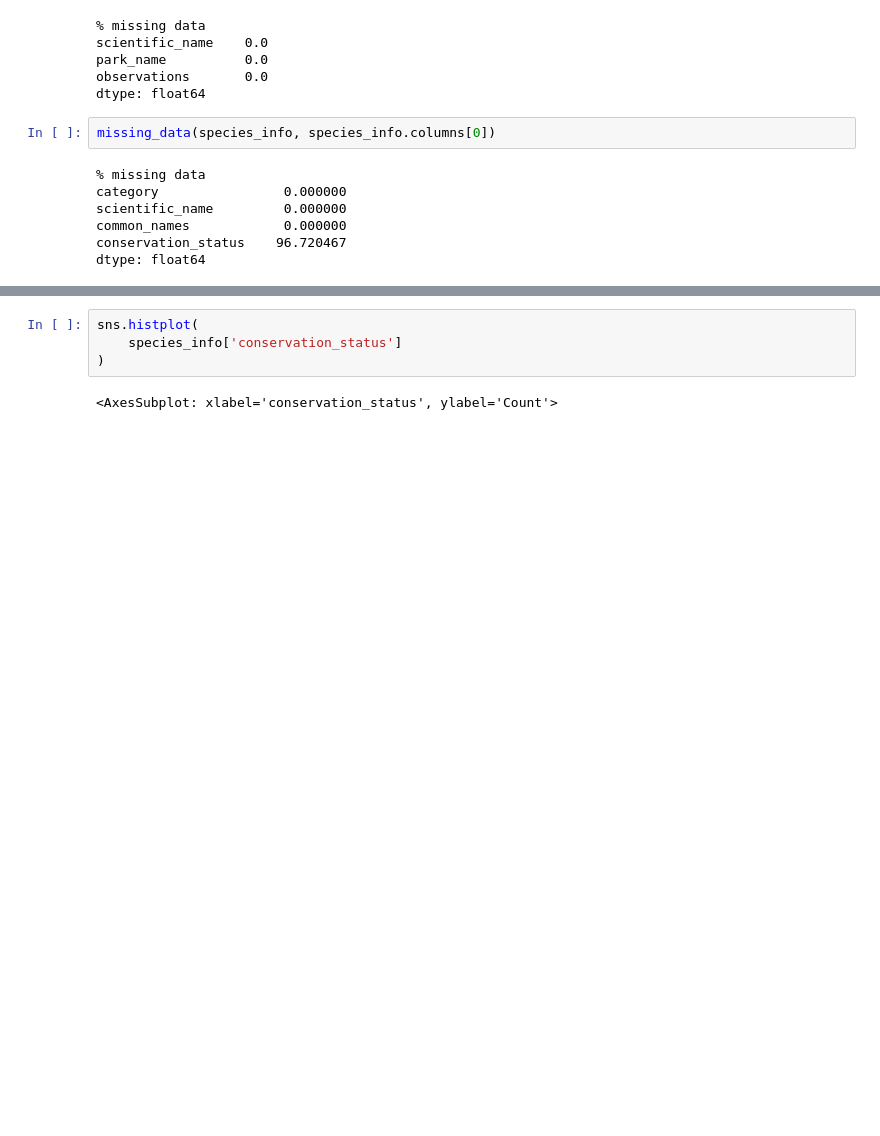
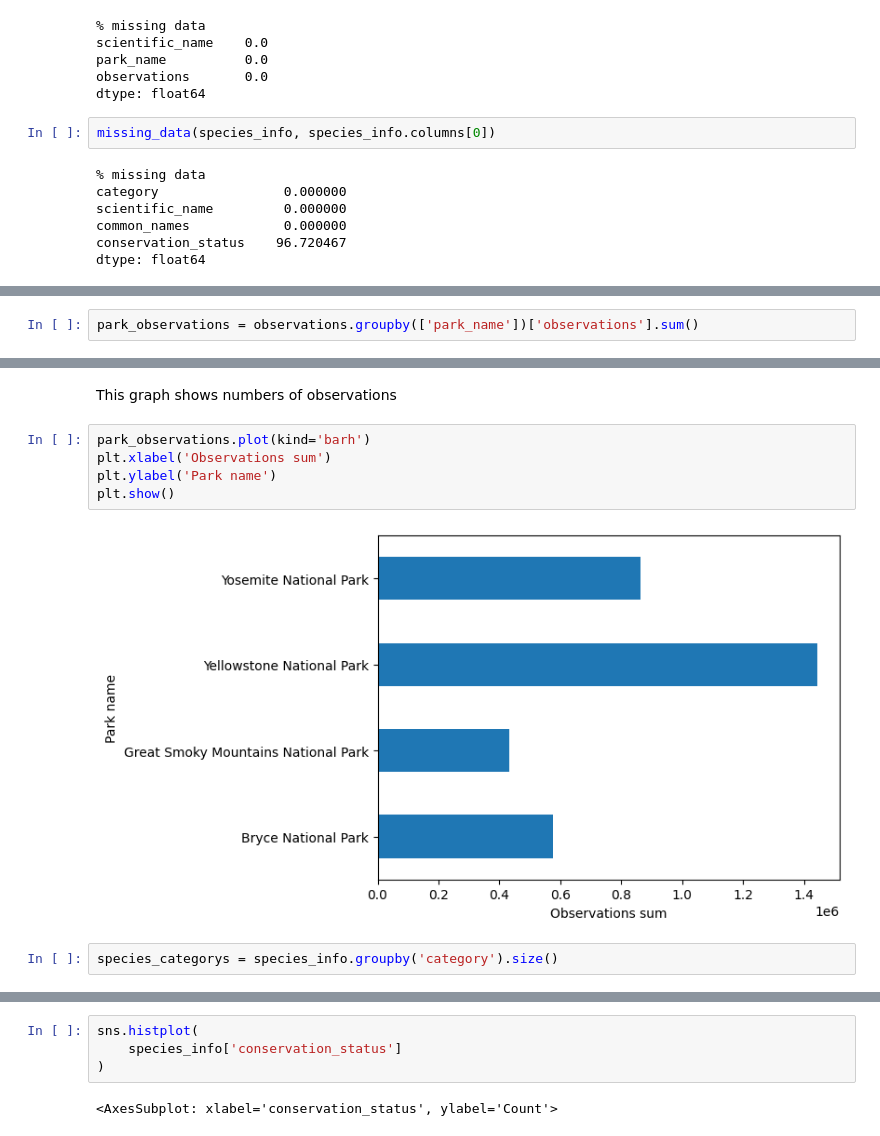
Before and after one commit to adrian-wiktorowicz/biodiversity_starter, a Jupyter notebook: biodiversity.ipynb, the cells around one changed output, grey strips where cells are left out. Drawn from its saved outputs; the diff is of its cells as text; blank space fills up the shorter version.

```diff
--- a/biodiversity.ipynb
+++ b/biodiversity.ipynb
@@ -233,0 +236,2 @@ species_info['conservation_status'].nunique()
+# %%
+park_observations = observations.groupby(['park_name'])['observations'].sum()
@@ -233,0 +247,11 @@ species_info['conservation_status'].nunique()
+# %% [markdown]
+This graph shows numbers of observations
+# %%
+park_observations.plot(kind='barh')
+plt.xlabel('Observations sum')
+plt.ylabel('Park name')
+plt.show()
+# %% [output]
+[figure, added]
+# %%
+species_categorys = species_info.groupby('category').size()
```
Also changed, not shown: parts of 35 cells of this notebook.
